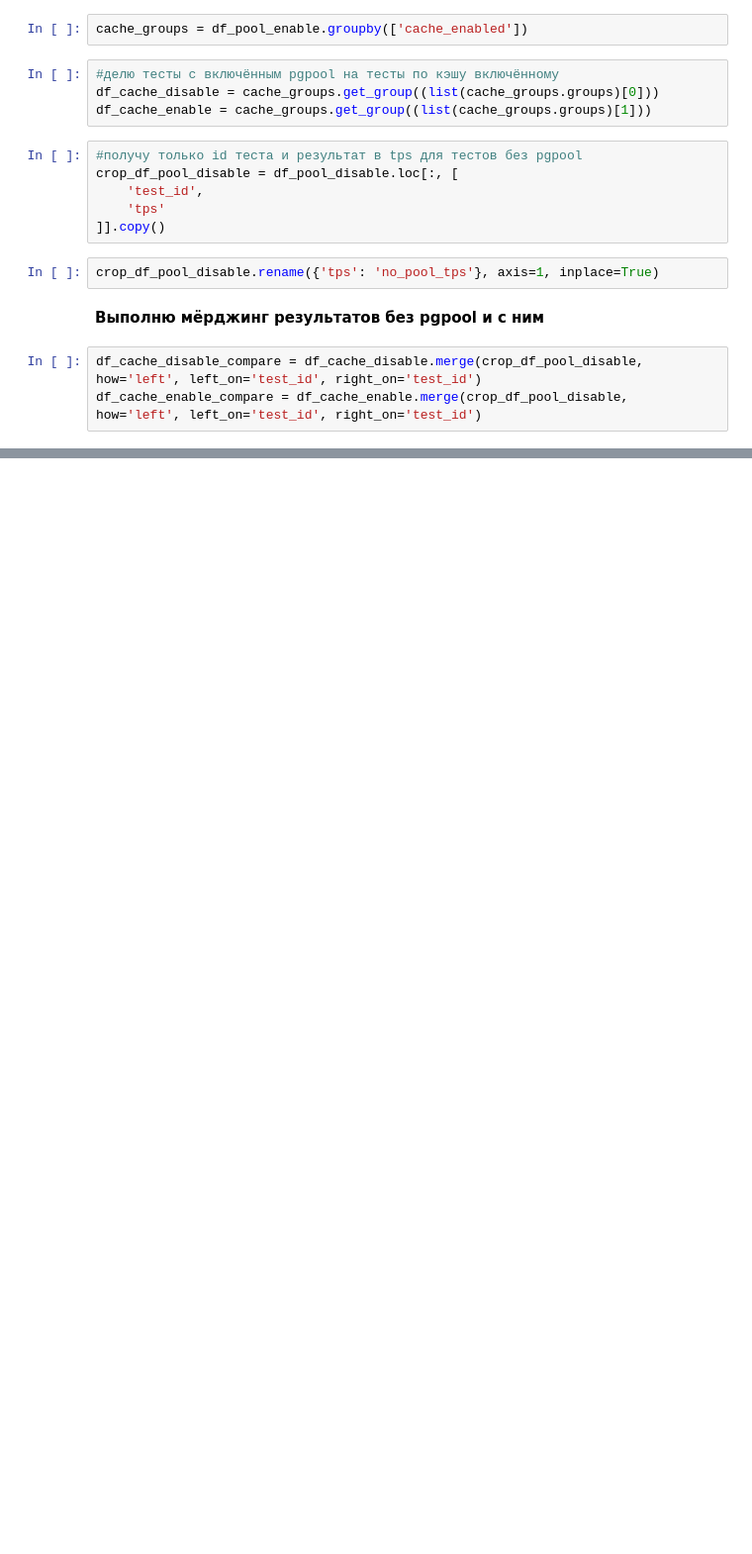
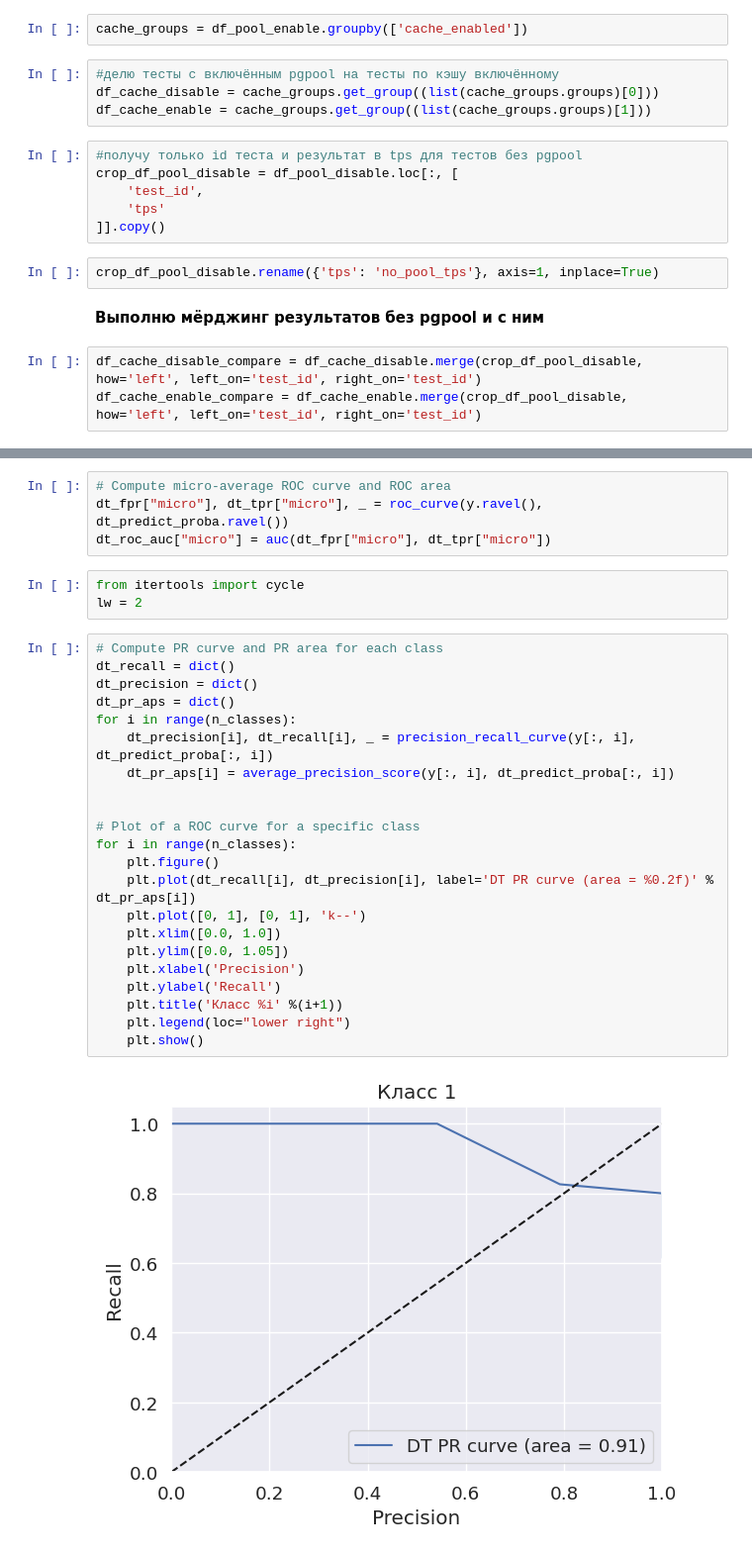
Before and after one commit to lenow55/cloud_native, a Jupyter notebook: cross_tests/results/Untitled.ipynb, the cells around one changed output, grey strips where cells are left out. Shown at 99% size. Cells and saved outputs as stored; diff of their text form; blank space fills up the shorter version.

```diff
--- a/cross_tests/results/Untitled.ipynb
+++ b/cross_tests/results/Untitled.ipynb
@@ -335,0 +590,31 @@ memory usage: 1.1+ MB
+# %%
+# Compute micro-average ROC curve and ROC area
+dt_fpr["micro"], dt_tpr["micro"], _ = roc_curve(y.ravel(), dt_predict_proba.ravel())
+dt_roc_auc["micro"] = auc(dt_fpr["micro"], dt_tpr["micro"])
+# %%
+from itertools import cycle
+lw = 2
+# %%
+# Compute PR curve and PR area for each class
+dt_recall = dict()
+dt_precision = dict()
+dt_pr_aps = dict()
+for i in range(n_classes):
+    dt_precision[i], dt_recall[i], _ = precision_recall_curve(y[:, i], dt_predict_proba[:, i])
+    dt_pr_aps[i] = average_precision_score(y[:, i], dt_predict_proba[:, i])
+
+
+# Plot of a ROC curve for a specific class
+for i in range(n_classes):
+    plt.figure()
+    plt.plot(dt_recall[i], dt_precision[i], label='DT PR curve (area = %0.2f)' % dt_pr_aps[i])
+    plt.plot([0, 1], [0, 1], 'k--')
+    plt.xlim([0.0, 1.0])
+    plt.ylim([0.0, 1.05])
+    plt.xlabel('Precision')
+    plt.ylabel('Recall')
+    plt.title('Класс %i' %(i+1))
+    plt.legend(loc="lower right")
+    plt.show()
+# %% [output]
+[figure, added]
```
Also changed, not shown: parts of 36 cells of this notebook.
